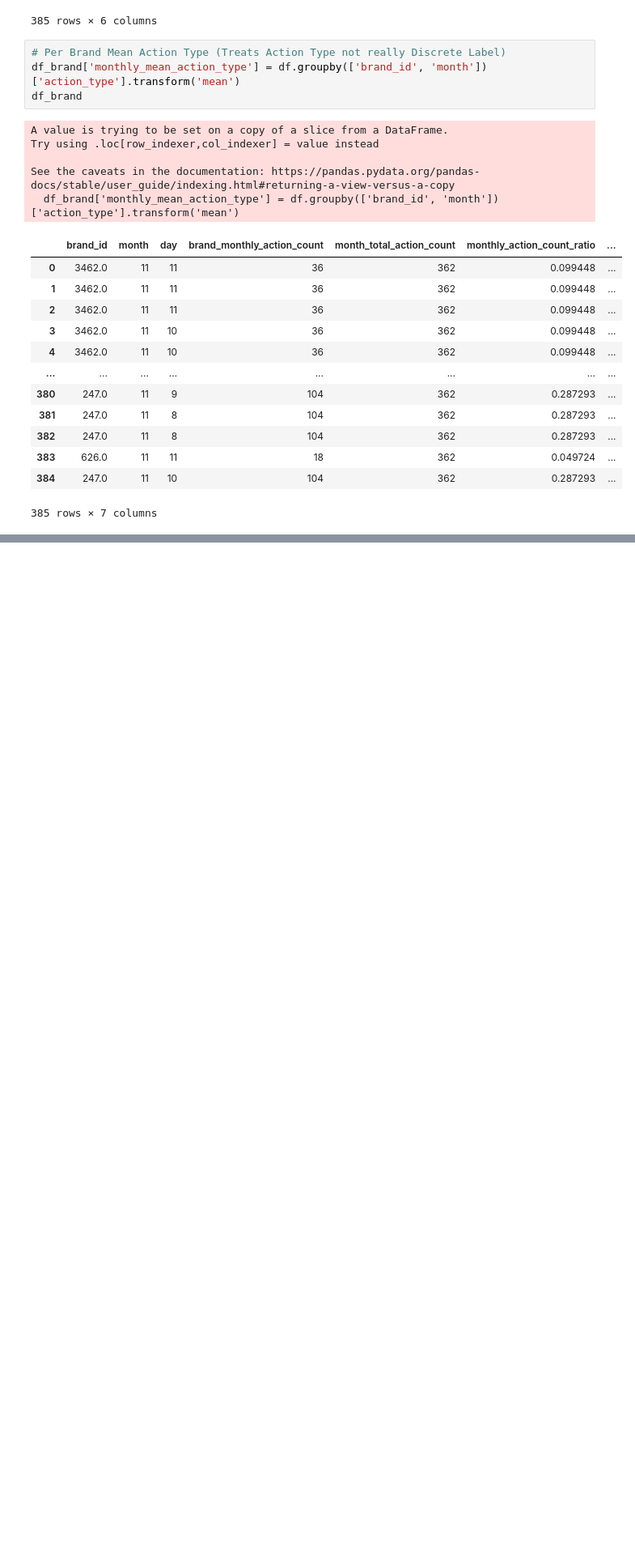
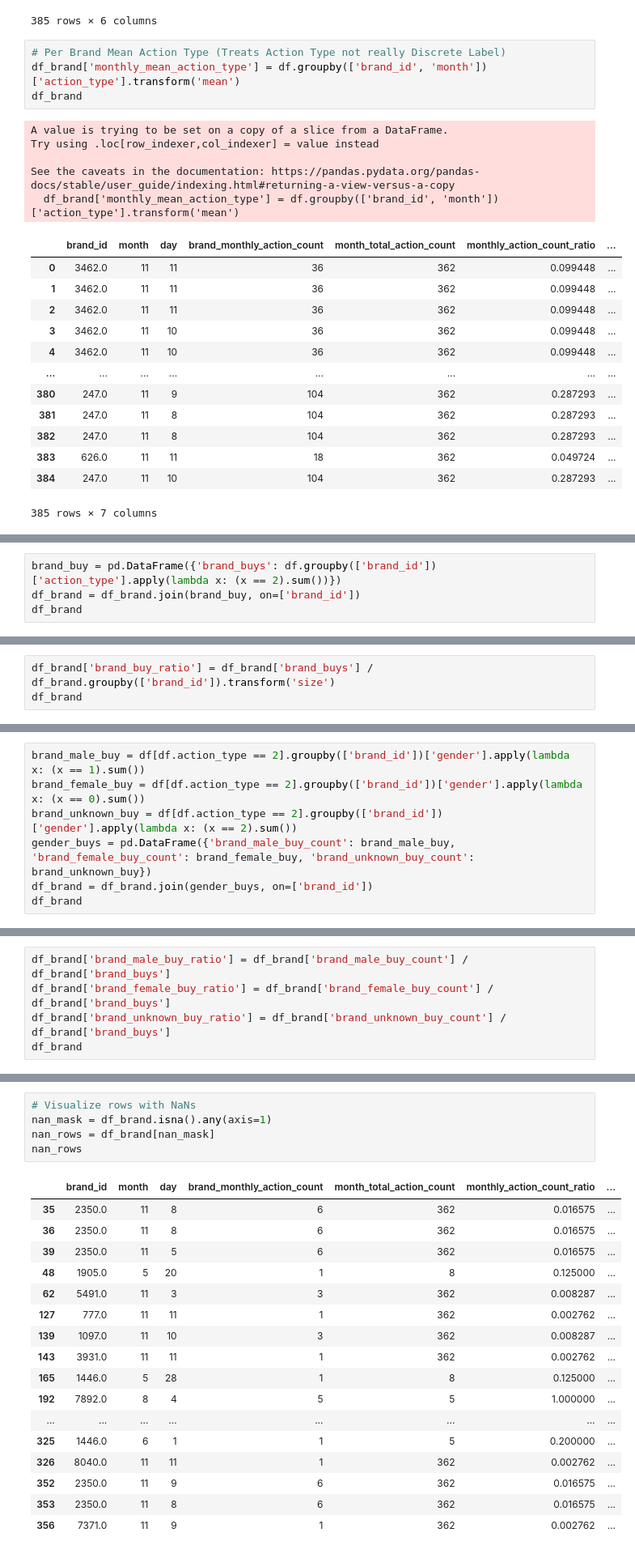
Before and after one commit to MrAlphalfa97/CECS_550, a Jupyter notebook: data_format1/Brand Profile.ipynb, the cells around one changed output, grey strips where cells are left out. Shown: that part at 81% size. Drawn from its saved outputs; the diff is of its cells as text; blank space fills up the shorter version.

```diff
--- a/data_format1/Brand Profile.ipynb
+++ b/data_format1/Brand Profile.ipynb
@@ -285,0 +419,4 @@ See the caveats in the documentation: https://pandas.pydata.org/pandas-docs/stab
+# %%
+brand_buy = pd.DataFrame({'brand_buys': df.groupby(['brand_id'])['action_type'].apply(lambda x: (x == 2).sum())})
+df_brand = df_brand.join(brand_buy, on=['brand_id'])
+df_brand
@@ -285,0 +439,3 @@ See the caveats in the documentation: https://pandas.pydata.org/pandas-docs/stab
+# %%
+df_brand['brand_buy_ratio'] = df_brand['brand_buys'] / df_brand.groupby(['brand_id']).transform('size')
+df_brand
@@ -285,0 +458,7 @@ See the caveats in the documentation: https://pandas.pydata.org/pandas-docs/stab
+# %%
+brand_male_buy = df[df.action_type == 2].groupby(['brand_id'])['gender'].apply(lambda x: (x == 1).sum())
+brand_female_buy = df[df.action_type == 2].groupby(['brand_id'])['gender'].apply(lambda x: (x == 0).sum())
+brand_unknown_buy = df[df.action_type == 2].groupby(['brand_id'])['gender'].apply(lambda x: (x == 2).sum())
+gender_buys = pd.DataFrame({'brand_male_buy_count': brand_male_buy, 'brand_female_buy_count': brand_female_buy, 'brand_unknown_buy_count': brand_unknown_buy})
+df_brand = df_brand.join(gender_buys, on=['brand_id'])
+df_brand
@@ -285,0 +481,5 @@ See the caveats in the documentation: https://pandas.pydata.org/pandas-docs/stab
+# %%
+df_brand['brand_male_buy_ratio'] = df_brand['brand_male_buy_count'] / df_brand['brand_buys']
+df_brand['brand_female_buy_ratio'] = df_brand['brand_female_buy_count'] / df_brand['brand_buys']
+df_brand['brand_unknown_buy_ratio'] = df_brand['brand_unknown_buy_count'] / df_brand['brand_buys']
+df_brand
@@ -285,0 +502,23 @@ See the caveats in the documentation: https://pandas.pydata.org/pandas-docs/stab
+# %%
+# Visualize rows with NaNs
+nan_mask = df_brand.isna().any(axis=1)
+nan_rows = df_brand[nan_mask]
+nan_rows
+# %% [output]
+|  | brand_id | month | day | brand_monthly_action_count | month_total_action_count | monthly_action_count_ratio | ... |
+| 35 | 2350.0 | 11 | 8 | 6 | 362 | 0.016575 | ... |
+| 36 | 2350.0 | 11 | 8 | 6 | 362 | 0.016575 | ... |
+| 39 | 2350.0 | 11 | 5 | 6 | 362 | 0.016575 | ... |
+| 48 | 1905.0 | 5 | 20 | 1 | 8 | 0.125000 | ... |
+| 62 | 5491.0 | 11 | 3 | 3 | 362 | 0.008287 | ... |
+| 127 | 777.0 | 11 | 11 | 1 | 362 | 0.002762 | ... |
+| 139 | 1097.0 | 11 | 10 | 3 | 362 | 0.008287 | ... |
+| 143 | 3931.0 | 11 | 11 | 1 | 362 | 0.002762 | ... |
+| 165 | 1446.0 | 5 | 28 | 1 | 8 | 0.125000 | ... |
+| 192 | 7892.0 | 8 | 4 | 5 | 5 | 1.000000 | ... |
+| ... | ... | ... | ... | ... | ... | ... | ... |
+| 325 | 1446.0 | 6 | 1 | 1 | 5 | 0.200000 | ... |
+| 326 | 8040.0 | 11 | 11 | 1 | 362 | 0.002762 | ... |
+| 352 | 2350.0 | 11 | 9 | 6 | 362 | 0.016575 | ... |
+| 353 | 2350.0 | 11 | 8 | 6 | 362 | 0.016575 | ... |
+| 356 | 7371.0 | 11 | 9 | 1 | 362 | 0.002762 | ... |
```
Also changed, not shown: parts of 31 cells of this notebook.
